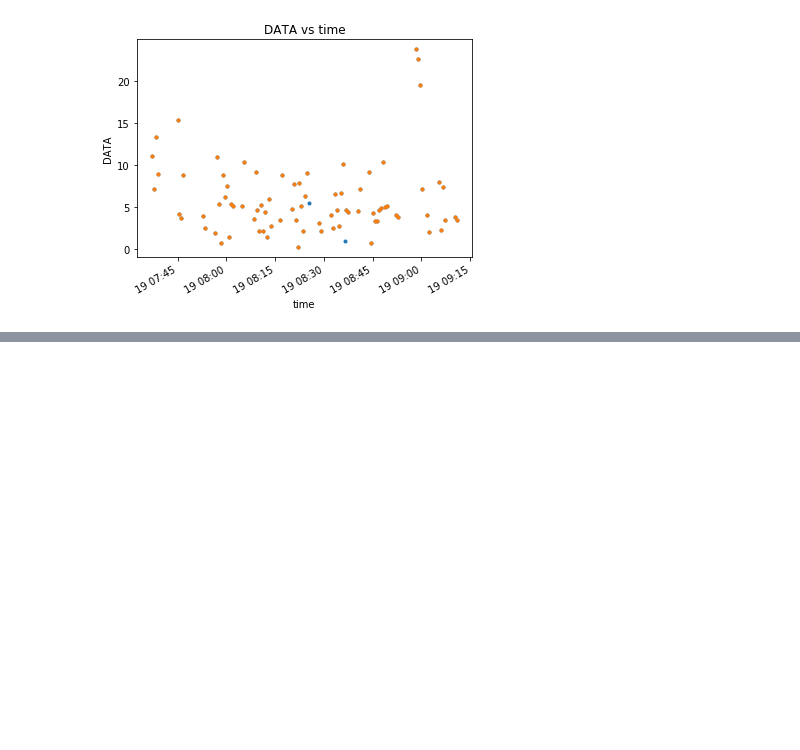
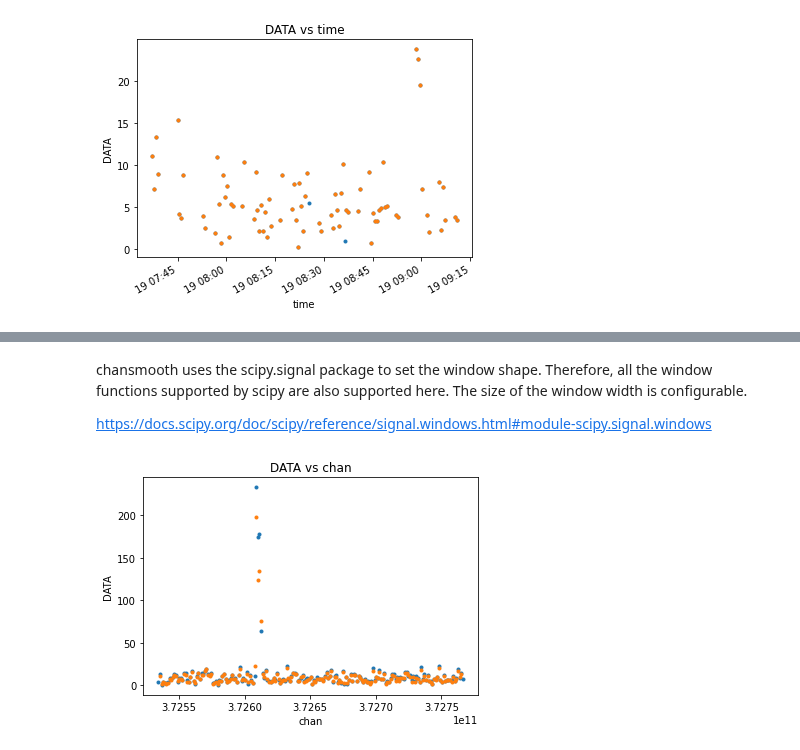
Before and after one commit to casangi/examples, a Jupyter notebook: Manipulating_visibilities.ipynb, the cells around one changed output, grey strips where cells are left out. Drawn from its saved outputs; the diff is of its cells as text; code cells hidden in the pictures; blank space fills up the shorter version.

```diff
--- a/Manipulating_visibilities.ipynb
+++ b/Manipulating_visibilities.ipynb
@@ -176,0 +196,11 @@ visualize(flg_avg_xds.DATA[:,100,100,0], 'time', overplot=True)
+# %% [markdown]
+chansmooth uses the scipy.signal package to set the window shape. Therefore, all the window functions supported by scipy are also supported here.  The size of the window width is configurable.
+
+[https://docs.scipy.org/doc/scipy/reference/signal.windows.html#module-scipy.signal.windows](https://docs.scipy.org/doc/scipy/reference/signal.windows.html#module-scipy.signal.windows)
+# %%
+bohman_xds = chansmooth(vis_xds, type='bohman', size=7)
+
+visualize(smooth_xds.DATA[30,0,:,0], 'chan', drawplot=False)
+visualize(bohman_xds.DATA[30,0,:,0], 'chan', overplot=True)
+# %% [output]
+[figure, added]
```
Also changed, not shown: parts of 10 cells of this notebook.
